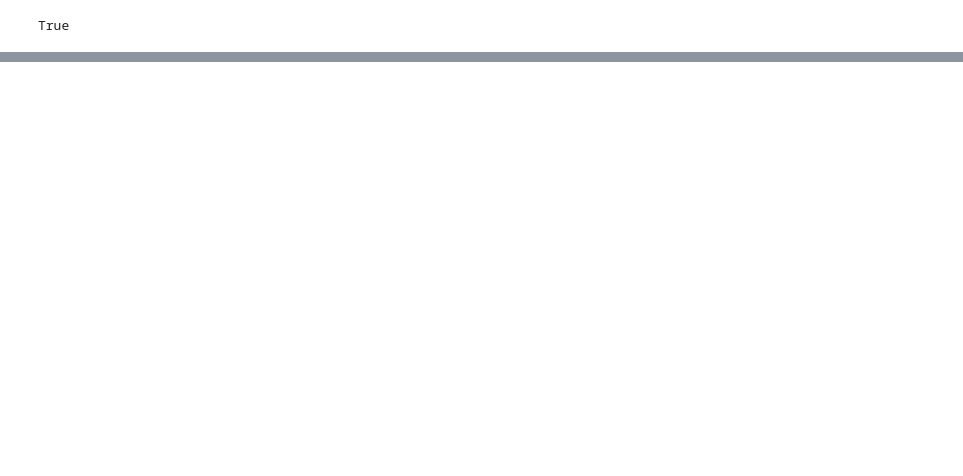
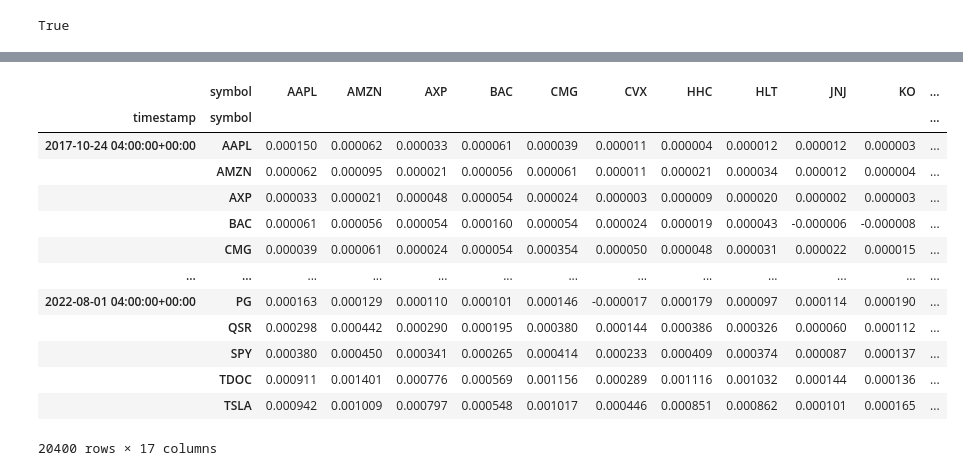
Before and after one commit to JeffSmith-ok/Stock_Project, a Jupyter notebook: Nasdaq_selected_MC.ipynb, the cells around one changed output, grey strips where cells are left out. Drawn from its saved outputs; the diff is of its cells as text; code cells hidden in the pictures; blank space fills up the shorter version.

```diff
--- a/Nasdaq_selected_MC.ipynb
+++ b/Nasdaq_selected_MC.ipynb
@@ -26,0 +40,7 @@ alpaca = tradeapi.REST(
+# %%
+ticker_data = api.get_bars(
+    tickers,
+    timeframe,
+    start=start_date,
+    end=end_date,
+).df
@@ -26,0 +64,4 @@ alpaca = tradeapi.REST(
+# %%
+ticker_data_pivoted = ticker_data.pivot(columns='symbol', values=['close', 'open']
+)
+ticker_data_pivoted.head()
@@ -26,0 +78,3 @@ alpaca = tradeapi.REST(
+# %%
+ticker_data_pivoted = ticker_data_pivoted.fillna(0)
+ticker_data_pivoted.head()
@@ -26,0 +91,3 @@ alpaca = tradeapi.REST(
+# %%
+ticker_daily_returns_df = ticker_data_pivoted["close"].pct_change().fillna(0)
+ticker_daily_returns_df.head()
@@ -26,0 +236,18 @@ alpaca = tradeapi.REST(
+# %%
+tickers_rolling_covariance =ticker_daily_returns_df.rolling(window=60).cov().dropna()
+tickers_rolling_covariance
+# %% [output]
+|  | symbol | AAPL | AMZN | AXP | BAC | CMG | CVX | HHC | HLT | JNJ | KO | ... |
+| timestamp | symbol |  |  |  |  |  |  |  |  |  |  | ... |
+| 2017-10-24 04:00:00+00:00 | AAPL | 0.000150 | 0.000062 | 0.000033 | 0.000061 | 0.000039 | 0.000011 | 0.000004 | 0.000012 | 0.000012 | 0.000003 | ... |
+|  | AMZN | 0.000062 | 0.000095 | 0.000021 | 0.000056 | 0.000061 | 0.000011 | 0.000021 | 0.000034 | 0.000012 | 0.000004 | ... |
+|  | AXP | 0.000033 | 0.000021 | 0.000048 | 0.000054 | 0.000024 | 0.000003 | 0.000009 | 0.000020 | 0.000002 | 0.000003 | ... |
+|  | BAC | 0.000061 | 0.000056 | 0.000054 | 0.000160 | 0.000054 | 0.000024 | 0.000019 | 0.000043 | -0.000006 | -0.000008 | ... |
+|  | CMG | 0.000039 | 0.000061 | 0.000024 | 0.000054 | 0.000354 | 0.000050 | 0.000048 | 0.000031 | 0.000022 | 0.000015 | ... |
+| ... | ... | ... | ... | ... | ... | ... | ... | ... | ... | ... | ... | ... |
+| 2022-08-01 04:00:00+00:00 | PG | 0.000163 | 0.000129 | 0.000110 | 0.000101 | 0.000146 | -0.000017 | 0.000179 | 0.000097 | 0.000114 | 0.000190 | ... |
+|  | QSR | 0.000298 | 0.000442 | 0.000290 | 0.000195 | 0.000380 | 0.000144 | 0.000386 | 0.000326 | 0.000060 | 0.000112 | ... |
+|  | SPY | 0.000380 | 0.000450 | 0.000341 | 0.000265 | 0.000414 | 0.000233 | 0.000409 | 0.000374 | 0.000087 | 0.000137 | ... |
+|  | TDOC | 0.000911 | 0.001401 | 0.000776 | 0.000569 | 0.001156 | 0.000289 | 0.001116 | 0.001032 | 0.000144 | 0.000136 | ... |
+|  | TSLA | 0.000942 | 0.001009 | 0.000797 | 0.000548 | 0.001017 | 0.000446 | 0.000851 | 0.000862 | 0.000101 | 0.000165 | ... |
+20400 rows × 17 columns
```
Also changed, not shown: parts of 20 cells of this notebook.
